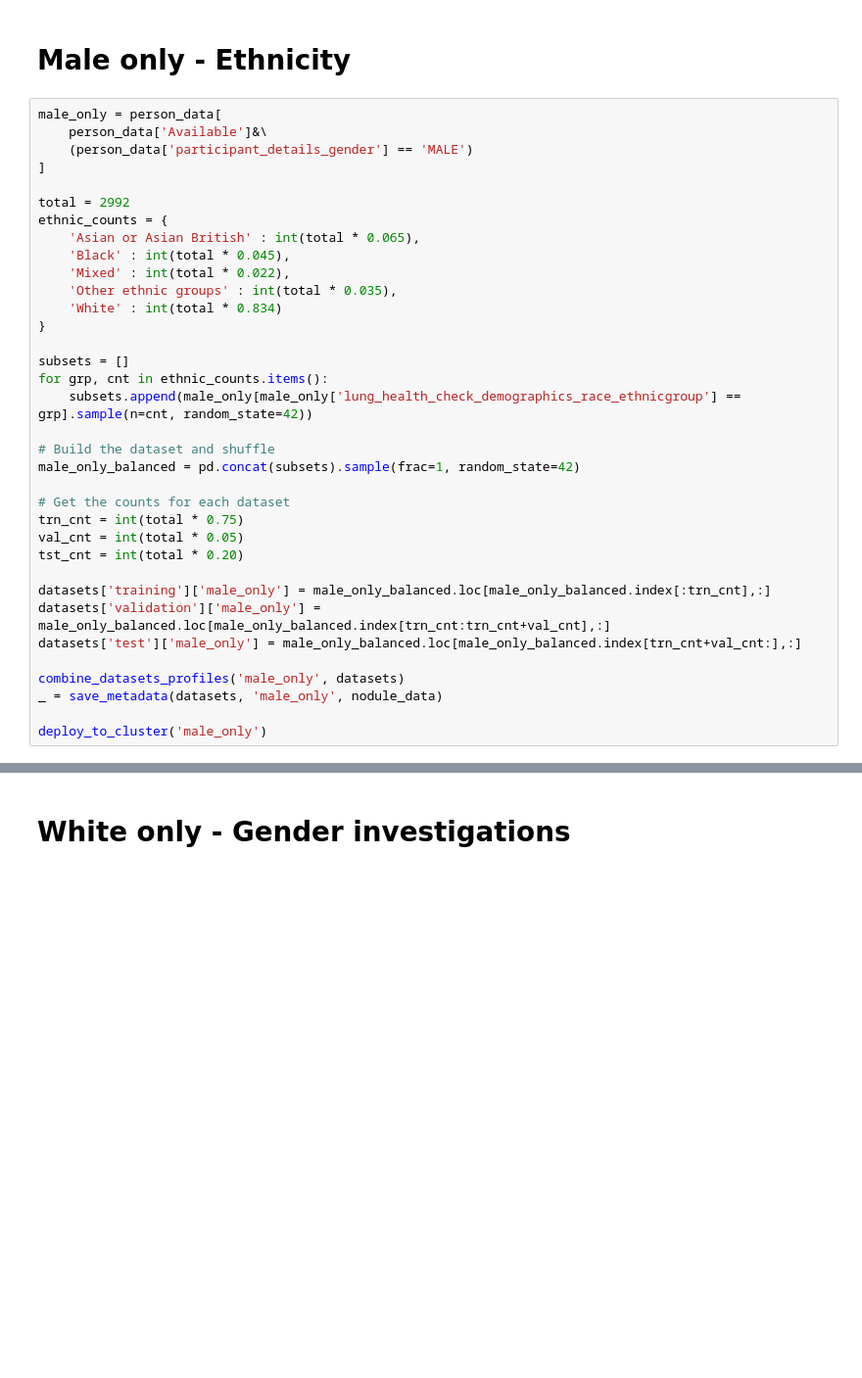
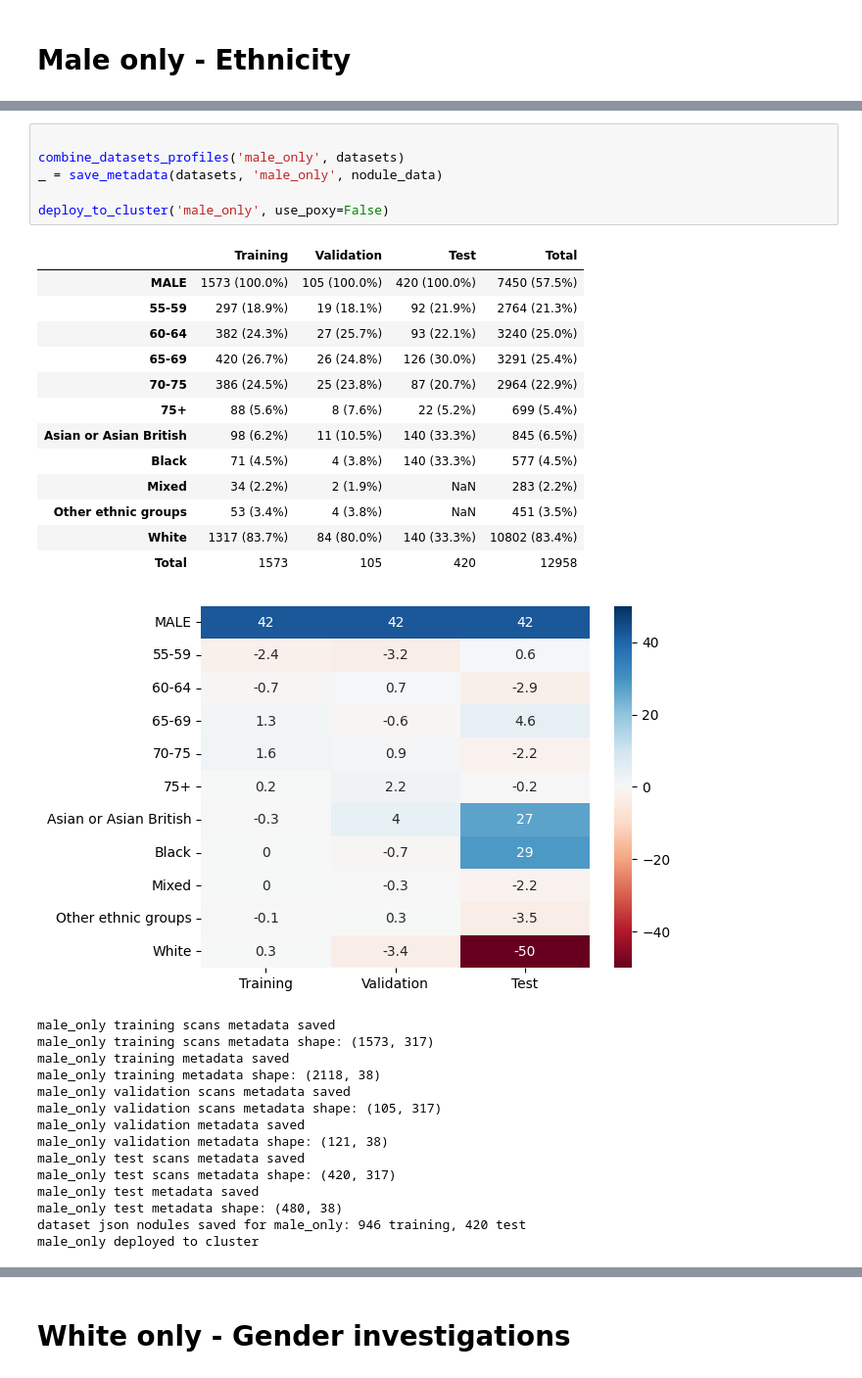
Before and after one commit to johnmccabe44/fairness-in-nodule-detection, a Jupyter notebook: notebooks/FairnessInNoduleDetectionAlgorithms/experiment_design.ipynb, the cells around one changed output, grey strips where cells are left out. Shown at 98% size. Saved outputs shown, nothing was run; the diff lists cells and outputs as text; blank space fills up the shorter version.

Commit message:
Fixed Male ONly

```diff
--- a/notebooks/FairnessInNoduleDetectionAlgorithms/experiment_design.ipynb
+++ b/notebooks/FairnessInNoduleDetectionAlgorithms/experiment_design.ipynb
@@ -474,38 +483,3 @@ combine_datasets_profiles('test_balanced', datasets)
 [figure]
 # %% [markdown]
 # Male only - Ethnicity
-# %%
-male_only = person_data[
-    person_data['Available']&\
-    (person_data['participant_details_gender'] == 'MALE')
-]
-
-total = 2992
-ethnic_counts = {
-    'Asian or Asian British' : int(total * 0.065),
-    'Black' : int(total * 0.045),
-    'Mixed' : int(total * 0.022),
-    'Other ethnic groups' : int(total * 0.035),
-    'White' : int(total * 0.834)
-}
-
-subsets = []
-for grp, cnt in ethnic_counts.items():
-    subsets.append(male_only[male_only['lung_health_check_demographics_race_ethnicgroup'] == grp].sample(n=cnt, random_state=42))
-
-# Build the dataset and shuffle
-male_only_balanced = pd.concat(subsets).sample(frac=1, random_state=42)
-
-# Get the counts for each dataset
-trn_cnt = int(total * 0.75)
-val_cnt = int(total * 0.05)
-tst_cnt = int(total * 0.20)
-
-datasets['training']['male_only'] = male_only_balanced.loc[male_only_balanced.index[:trn_cnt],:]
-datasets['validation']['male_only'] = male_only_balanced.loc[male_only_balanced.index[trn_cnt:trn_cnt+val_cnt],:]
-datasets['test']['male_only'] = male_only_balanced.loc[male_only_balanced.index[trn_cnt+val_cnt:],:]
-
-combine_datasets_profiles('male_only', datasets)
-_ = save_metadata(datasets, 'male_only', nodule_data)
-
-deploy_to_cluster('male_only')
@@ -540,0 +542,35 @@ male_only deployed to cluster
+# %%
+
+combine_datasets_profiles('male_only', datasets)
+_ = save_metadata(datasets, 'male_only', nodule_data)
+
+deploy_to_cluster('male_only', use_poxy=False)
+# %% [output]
+|  | Training | Validation | Test | Total |
+| MALE | 1573 (100.0%) | 105 (100.0%) | 420 (100.0%) | 7450 (57.5%) |
+| 55-59 | 297 (18.9%) | 19 (18.1%) | 92 (21.9%) | 2764 (21.3%) |
+| 60-64 | 382 (24.3%) | 27 (25.7%) | 93 (22.1%) | 3240 (25.0%) |
+| 65-69 | 420 (26.7%) | 26 (24.8%) | 126 (30.0%) | 3291 (25.4%) |
+| 70-75 | 386 (24.5%) | 25 (23.8%) | 87 (20.7%) | 2964 (22.9%) |
+| 75+ | 88 (5.6%) | 8 (7.6%) | 22 (5.2%) | 699 (5.4%) |
+| Asian or Asian British | 98 (6.2%) | 11 (10.5%) | 140 (33.3%) | 845 (6.5%) |
+| Black | 71 (4.5%) | 4 (3.8%) | 140 (33.3%) | 577 (4.5%) |
+| Mixed | 34 (2.2%) | 2 (1.9%) | NaN | 283 (2.2%) |
+| Other ethnic groups | 53 (3.4%) | 4 (3.8%) | NaN | 451 (3.5%) |
+| White | 1317 (83.7%) | 84 (80.0%) | 140 (33.3%) | 10802 (83.4%) |
+| Total | 1573 | 105 | 420 | 12958 |
+[figure, added]
+male_only training scans metadata saved
+male_only training scans metadata shape: (1573, 317)
+male_only training metadata saved
+male_only training metadata shape: (2118, 38)
+male_only validation scans metadata saved
+male_only validation scans metadata shape: (105, 317)
+male_only validation metadata saved
+male_only validation metadata shape: (121, 38)
+male_only test scans metadata saved
+male_only test scans metadata shape: (420, 317)
+male_only test metadata saved
+male_only test metadata shape: (480, 38)
+dataset json nodules saved for male_only: 946 training, 420 test
+male_only deployed to cluster
```
Also changed, not shown: parts of 4 cells of this notebook.
